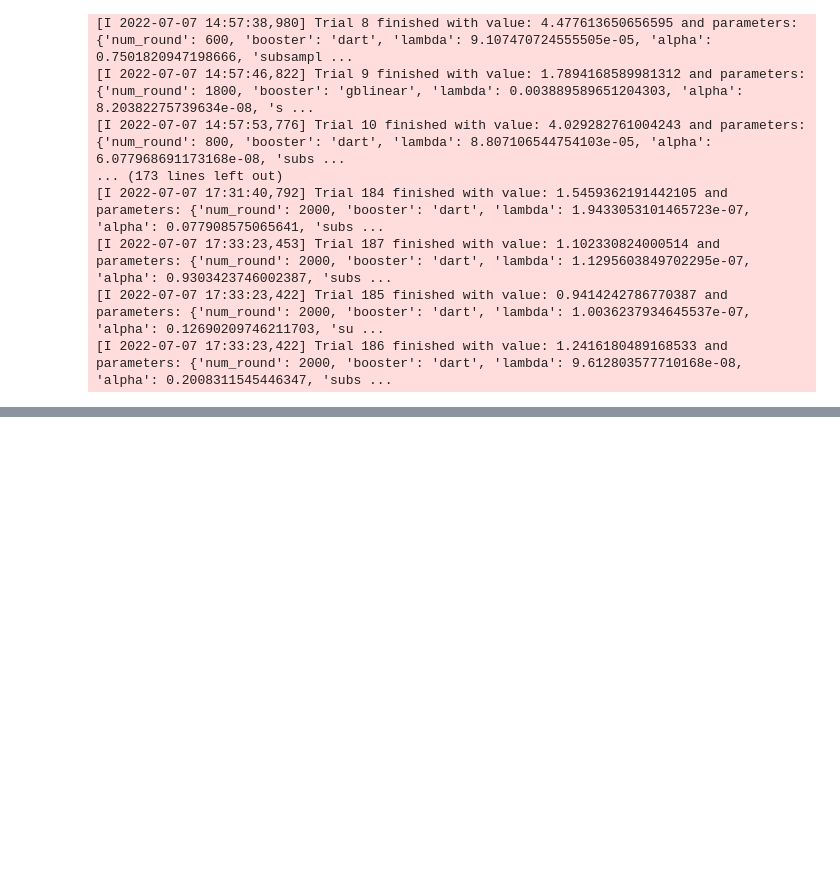
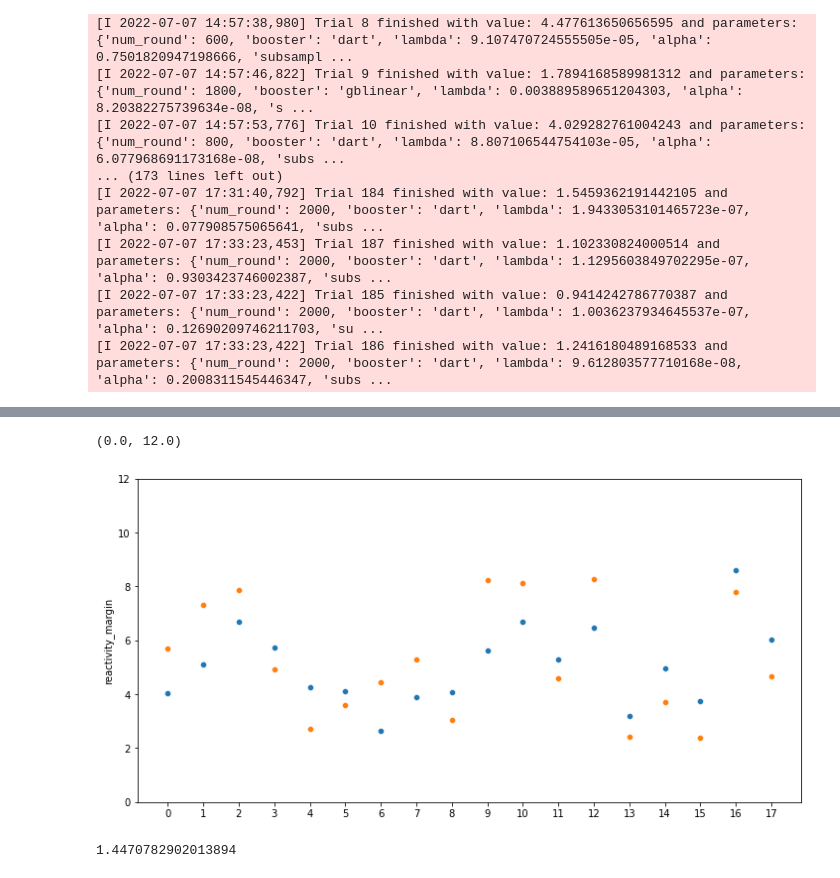
Before and after one commit to KruglikovAnton/burn-up-to-massive, a Jupyter notebook: Building_regression_model.ipynb, the cells around one changed output, grey strips where cells are left out. Drawn from its saved outputs; the diff is of its cells as text; code cells hidden in the pictures; blank space fills up the shorter version.

```diff
--- a/Building_regression_model.ipynb
+++ b/Building_regression_model.ipynb
@@ -633,0 +550,13 @@ _________________________________________________________________
+# %%
+
+weight_decay = 8.563265606308234e-07
+model = tf.keras.Sequential()
+model.add(tf.keras.layers.Dense(512, input_shape=(481, ), activation='relu', kernel_regularizer=tf.keras.regularizers.l2(weight_decay)))
+model.add(tf.keras.layers.Dense(312, activation='relu', kernel_regularizer=tf.keras.regularizers.l2(weight_decay)))
+model.add(tf.keras.layers.Dense(100, activation='relu', kernel_regularizer=tf.keras.regularizers.l2(weight_decay)))
+model.add(tf.keras.layers.Dense(10, activation='relu', kernel_regularizer=tf.keras.regularizers.l2(weight_decay)))
+model.add(tf.keras.layers.Dense(1, kernel_regularizer=tf.keras.regularizers.l2(weight_decay)))
+
+model.compile(optimizer='adam',
+              loss = tf.keras.losses.MeanSquaredError())
+model.summary()
@@ -633,0 +583,2 @@ _________________________________________________________________
+# %%
+model.fit(X_train3, y_train3, epochs=1500, verbose=1)
@@ -633,0 +604,8 @@ _________________________________________________________________
+# %%
+plt.rcParams['figure.figsize'] = (12,6)
+y_pred = model.predict(X_test3)
+ax = sns.scatterplot(x=range(len(y_test3)), y=y_pred.reshape(-1))
+sns.scatterplot(x=range(len(y_test3)), y=y_test3, ax=ax)
+ax.set_xticks(range(len(y_pred)))
+ax.set_ylim([0,12])
+# %% [output]
@@ -633,0 +613,6 @@ _________________________________________________________________
+(0.0, 12.0)
+[figure, added]
+# %%
+mean_squared_error(y_test3, y_pred, squared=False)
+# %% [output]
+1.4470782902013894
```
Also changed, not shown: parts of 47 cells of this notebook, 4 other files.
